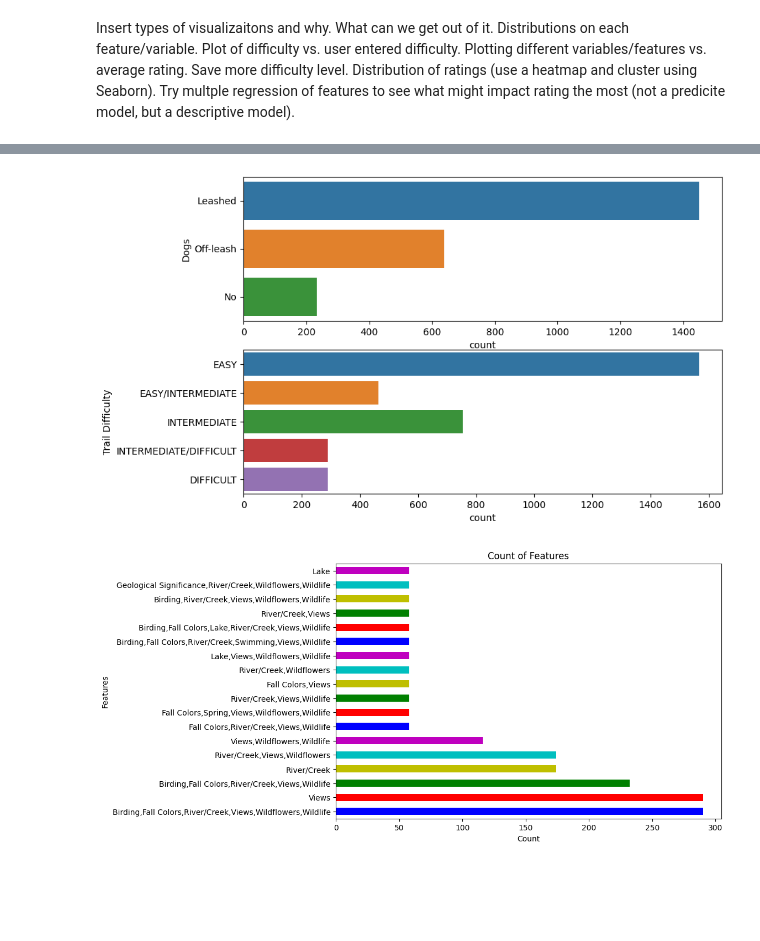
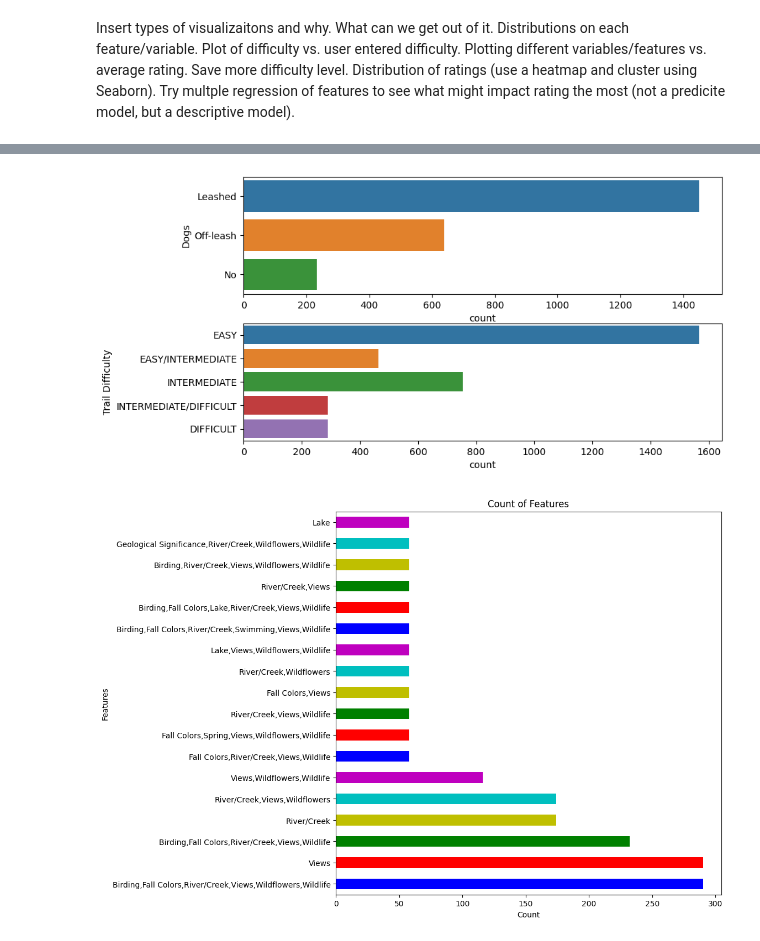
Before and after one commit to BiochemHead/COMP_4447_Final_Project, a Jupyter notebook: Final_Project_Notebook.ipynb, the cells around one changed output, grey strips where cells are left out. Drawn from its saved outputs; the diff is of its cells as text; code cells hidden in the pictures; blank space fills up the shorter version.

Commit message:
Updated how plots are defined

```diff
--- a/Final_Project_Notebook.ipynb
+++ b/Final_Project_Notebook.ipynb
@@ -80,22 +79,25 @@ memory usage: 506.2+ KB
 | max | 22.100000 | 4.700000 | 19.0 | 6930.000000 | 5527.000000 | 13247.000000 | 10423.000000 | ... |
 # %%
 # Plot count data of Dogs and Trail Difficulty on Bar Graphs
-plt.rcParams["figure.figsize"] = [9, 6]
+plt.rcParams["figure.figsize"] = [9, 5]
+
 ax = plt.GridSpec(2, 1)
+ax.update(wspace=0.25, hspace=0.25)
 
 ax1 = plt.subplot(ax[0, 0])
 sns.countplot(y=df['Dogs'])
 
 ax2 = plt.subplot(ax[1, 0])
 sns.countplot(y=df['Trail Difficulty'],
               order=['EASY', 'EASY/INTERMEDIATE','INTERMEDIATE',
                      'INTERMEDIATE/DIFFICULT' ,'DIFFICULT'])
 plt.show()
 # %% [output]
-[figure, old version]
+[figure, new version]
 # %%
 # Plot count data of Features on Bar Graphs
-plt.rcParams["figure.figsize"] = [9, 6]
+plt.rcParams["figure.figsize"] = [9, 9]
+ax.update(wspace=0.25, hspace=0.25)
 my_colors = list(islice(cycle(['b', 'r', 'g', 'y', 'c','m']), None, len(df)))
 df['Features'].value_counts(dropna=True).plot.barh(color=my_colors)
 plt.xlabel('Count')
@@ -103,6 +105,6 @@ plt.ylabel('Features')
 plt.title('Count of Features')
 plt.show()
 # %% [output]
-[figure, old version]
+[figure, new version]
 # %%
 # Plot count data of numeric columns on Histograms
```
Also changed, not shown: parts of 3 cells of this notebook, 1 other file.
